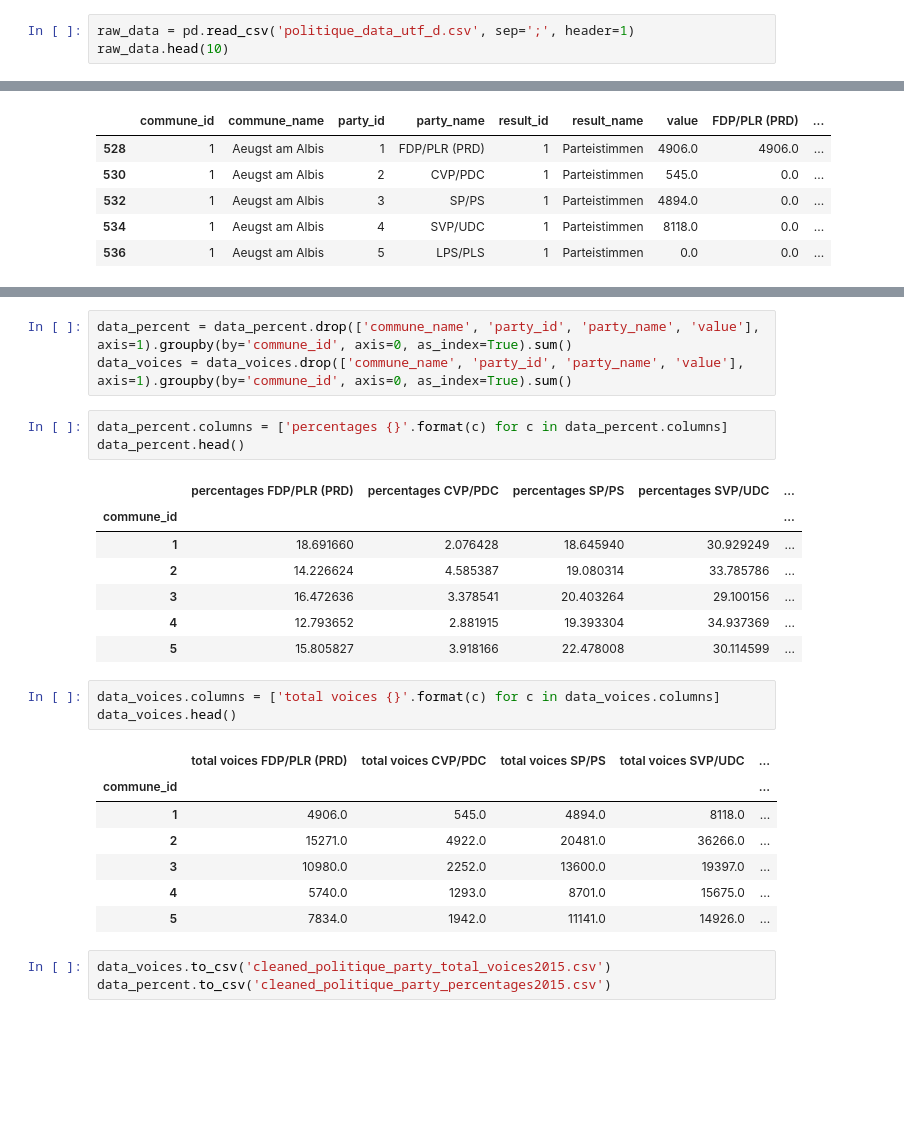
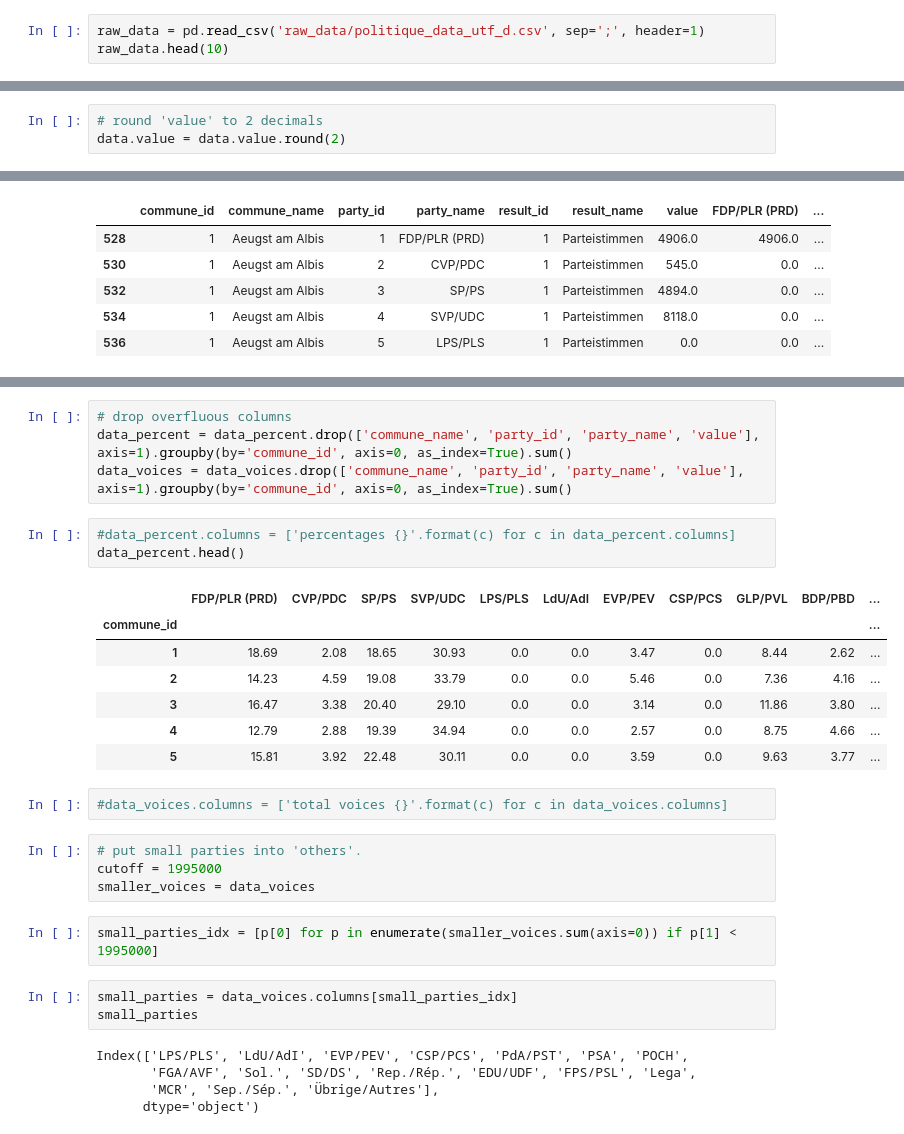
Before and after one commit to christophebertrand/votation-visualisation, a Jupyter notebook: data/data_to_be_processed/clean_politique_data.ipynb, the cells around one changed output, grey strips where cells are left out. Drawn from its saved outputs; the diff is of its cells as text; blank space fills up the shorter version.

Commit message:
finished cleaning politique data

```diff
--- a/data/data_to_be_processed/clean_politique_data.ipynb
+++ b/data/data_to_be_processed/clean_politique_data.ipynb
@@ -12,7 +12,7 @@ pd.options.mode.chained_assignment = None  # default='warn'
 pd.set_option('display.max_columns', 500) # show more columns
 nan = np.nan # store numpy.nan in 'nan'
 # %%
-raw_data = pd.read_csv('politique_data_utf_d.csv', sep=';', header=1)
+raw_data = pd.read_csv('raw_data/politique_data_utf_d.csv', sep=';', header=1)
 raw_data.head(10)
 # %% [output]
 |  | Bezirk (>>) / Gemeinde (......) | Bezirk (>>) / Gemeinde (......).1 | Jahr | Jahr.1 | Partei | Partei.1 | Ergebnis | Ergebnis.1 | ... |
@@ -73,6 +73,9 @@ data.head()
 # '...' values mean 0, replace ... by 0
 data.replace('...', 0.0, inplace=True)
 data.value = pd.to_numeric(data['value'])
+# %%
+# round 'value' to 2 decimals
+data.value = data.value.round(2)
 # %%
 parties = data.party_name.unique()
 parties
@@ -119,28 +123,31 @@ data_percent.head()
 # %%
+# drop overfluous columns
 data_percent = data_percent.drop(['commune_name', 'party_id', 'party_name', 'value'], axis=1).groupby(by='commune_id', axis=0, as_index=True).sum()
 data_voices = data_voices.drop(['commune_name', 'party_id', 'party_name', 'value'], axis=1).groupby(by='commune_id', axis=0, as_index=True).sum()
 # %%
-data_percent.columns = ['percentages {}'.format(c) for c in data_percent.columns]
+#data_percent.columns = ['percentages {}'.format(c) for c in data_percent.columns]
 data_percent.head()
 # %% [output]
-|  | percentages FDP/PLR (PRD) | percentages CVP/PDC | percentages SP/PS | percentages SVP/UDC | ... |
-| commune_id |  |  |  |  | ... |
-| 1 | 18.691660 | 2.076428 | 18.645940 | 30.929249 | ... |
-| 2 | 14.226624 | 4.585387 | 19.080314 | 33.785786 | ... |
-| 3 | 16.472636 | 3.378541 | 20.403264 | 29.100156 | ... |
-| 4 | 12.793652 | 2.881915 | 19.393304 | 34.937369 | ... |
-| 5 | 15.805827 | 3.918166 | 22.478008 | 30.114599 | ... |
+|  | FDP/PLR (PRD) | CVP/PDC | SP/PS | SVP/UDC | LPS/PLS | LdU/AdI | EVP/PEV | CSP/PCS | GLP/PVL | BDP/PBD | ... |
+| commune_id |  |  |  |  |  |  |  |  |  |  | ... |
+| 1 | 18.69 | 2.08 | 18.65 | 30.93 | 0.0 | 0.0 | 3.47 | 0.0 | 8.44 | 2.62 | ... |
+| 2 | 14.23 | 4.59 | 19.08 | 33.79 | 0.0 | 0.0 | 5.46 | 0.0 | 7.36 | 4.16 | ... |
+| 3 | 16.47 | 3.38 | 20.40 | 29.10 | 0.0 | 0.0 | 3.14 | 0.0 | 11.86 | 3.80 | ... |
+| 4 | 12.79 | 2.88 | 19.39 | 34.94 | 0.0 | 0.0 | 2.57 | 0.0 | 8.75 | 4.66 | ... |
+| 5 | 15.81 | 3.92 | 22.48 | 30.11 | 0.0 | 0.0 | 3.59 | 0.0 | 9.63 | 3.77 | ... |
 # %%
-data_voices.columns = ['total voices {}'.format(c) for c in data_voices.columns]
-data_voices.head()
+#data_voices.columns = ['total voices {}'.format(c) for c in data_voices.columns]
-# %% [output]
-|  | total voices FDP/PLR (PRD) | total voices CVP/PDC | total voices SP/PS | total voices SVP/UDC | ... |
-| commune_id |  |  |  |  | ... |
-| 1 | 4906.0 | 545.0 | 4894.0 | 8118.0 | ... |
-| 2 | 15271.0 | 4922.0 | 20481.0 | 36266.0 | ... |
-| 3 | 10980.0 | 2252.0 | 13600.0 | 19397.0 | ... |
-| 4 | 5740.0 | 1293.0 | 8701.0 | 15675.0 | ... |
-| 5 | 7834.0 | 1942.0 | 11141.0 | 14926.0 | ... |
-# %%
-data_voices.to_csv('cleaned_politique_party_total_voices2015.csv')
-data_percent.to_csv('cleaned_politique_party_percentages2015.csv')
+# %%
+# put small parties into 'others'.
+cutoff = 1995000
+smaller_voices = data_voices
+# %%
+small_parties_idx = [p[0] for p in enumerate(smaller_voices.sum(axis=0)) if p[1] < 1995000]
+# %%
+small_parties = data_voices.columns[small_parties_idx]
+small_parties
+# %% [output]
+Index(['LPS/PLS', 'LdU/AdI', 'EVP/PEV', 'CSP/PCS', 'PdA/PST', 'PSA', 'POCH',
+       'FGA/AVF', 'Sol.', 'SD/DS', 'Rep./Rép.', 'EDU/UDF', 'FPS/PSL', 'Lega',
+       'MCR', 'Sep./Sép.', 'Übrige/Autres'],
+      dtype='object')
```
Also changed, not shown: parts of 8 cells of this notebook, 3 other files.
